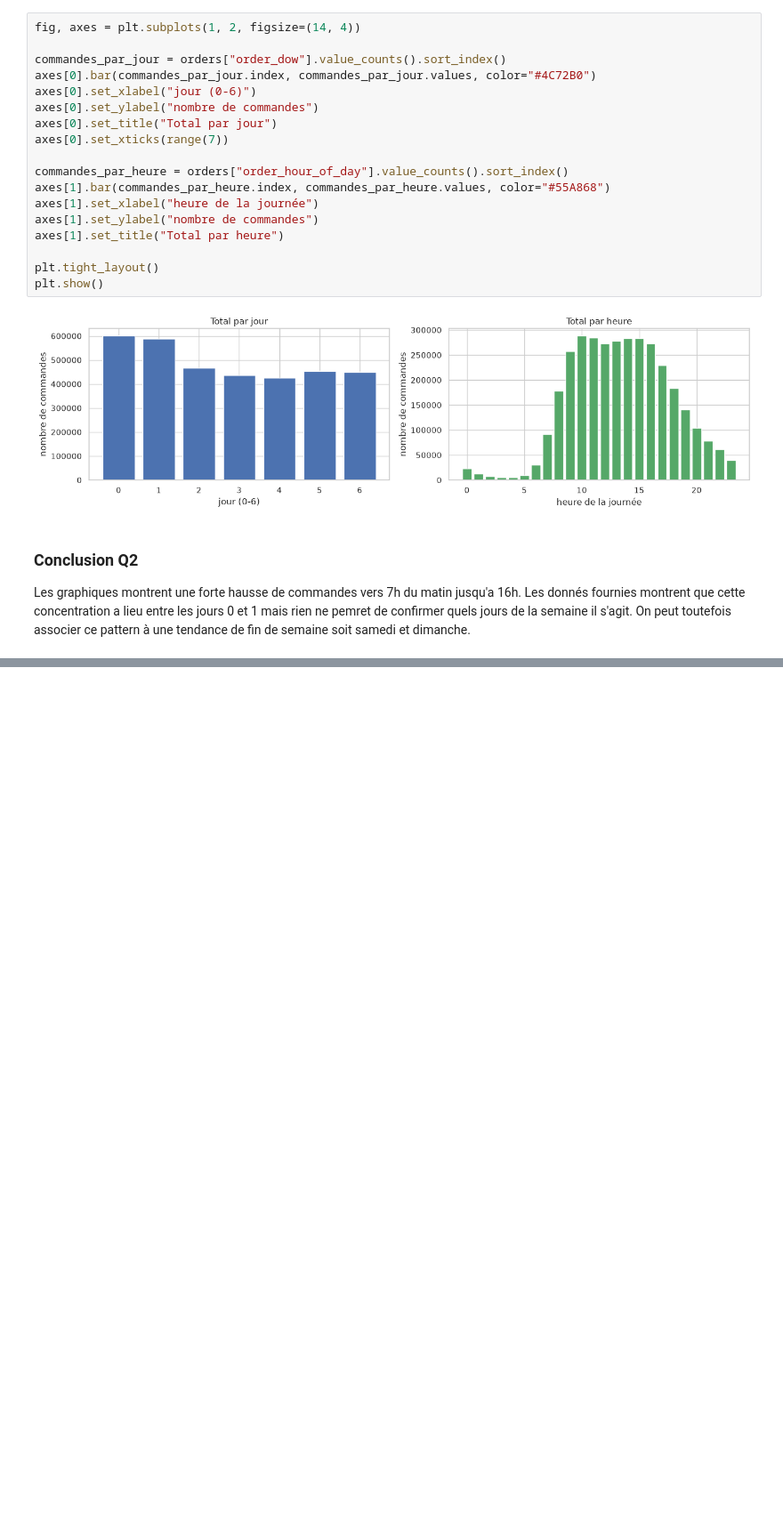
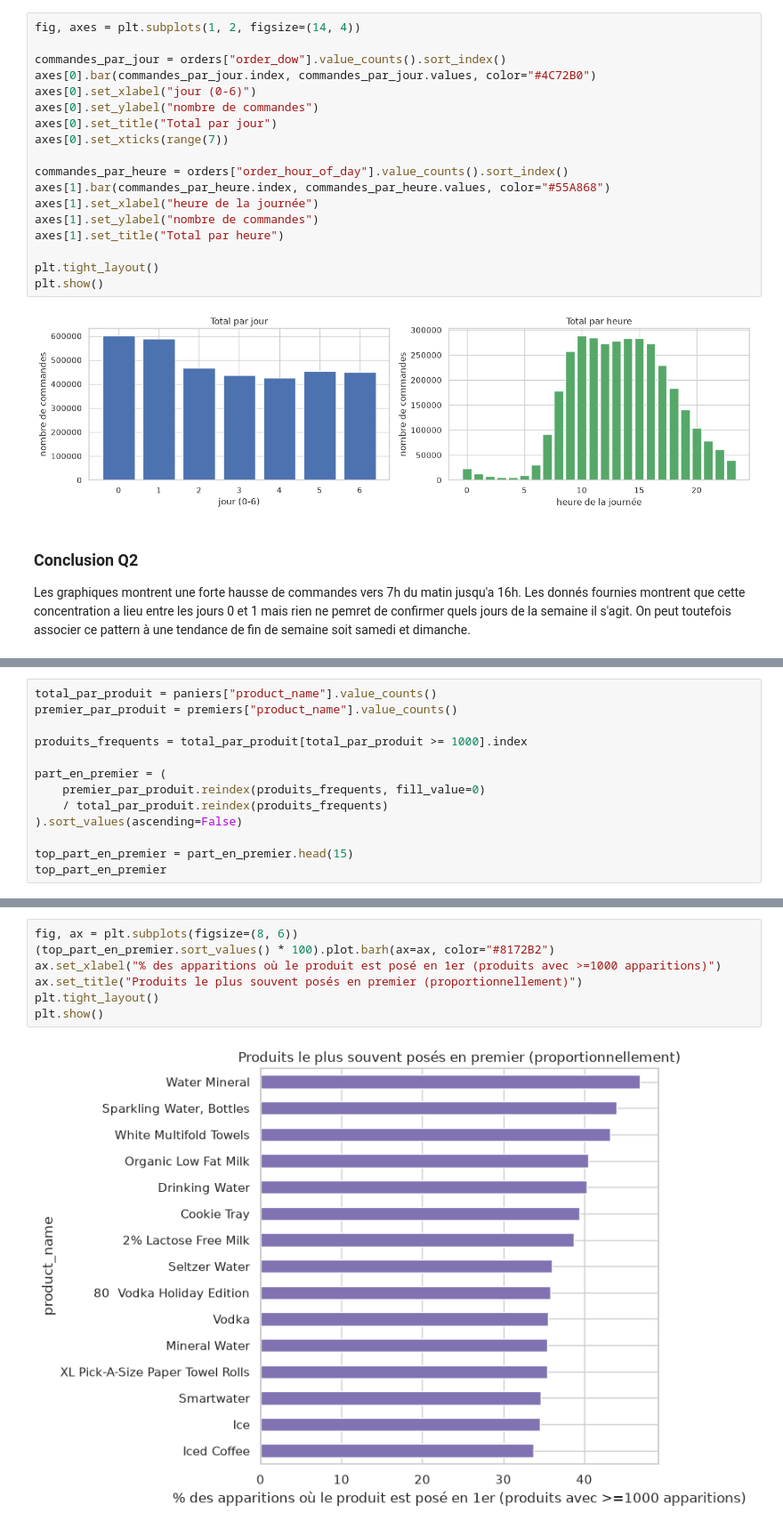
Before and after one commit to tranarivelo/joja-data-analysis, a Jupyter notebook: Analyse_Client.ipynb, the cells around one changed output, grey strips where cells are left out. Shown at 89% size. Saved outputs shown, nothing was run; the diff lists cells and outputs as text; blank space fills up the shorter version.

```diff
--- a/Analyse_Client.ipynb
+++ b/Analyse_Client.ipynb
@@ -484,0 +592,13 @@ Les graphiques montrent une forte hausse de commandes vers 7h du matin jusqu'a 1
+# %%
+total_par_produit = paniers["product_name"].value_counts()
+premier_par_produit = premiers["product_name"].value_counts()
+
+produits_frequents = total_par_produit[total_par_produit >= 1000].index
+
+part_en_premier = (
+    premier_par_produit.reindex(produits_frequents, fill_value=0)
+    / total_par_produit.reindex(produits_frequents)
+).sort_values(ascending=False)
+
+top_part_en_premier = part_en_premier.head(15)
+top_part_en_premier
@@ -484,0 +623,9 @@ Les graphiques montrent une forte hausse de commandes vers 7h du matin jusqu'a 1
+# %%
+fig, ax = plt.subplots(figsize=(8, 6))
+(top_part_en_premier.sort_values() * 100).plot.barh(ax=ax, color="#8172B2")
+ax.set_xlabel("% des apparitions où le produit est posé en 1er (produits avec >=1000 apparitions)")
+ax.set_title("Produits le plus souvent posés en premier (proportionnellement)")
+plt.tight_layout()
+plt.show()
+# %% [output]
+[figure, added]
```
Also changed, not shown: parts of 13 cells of this notebook.
